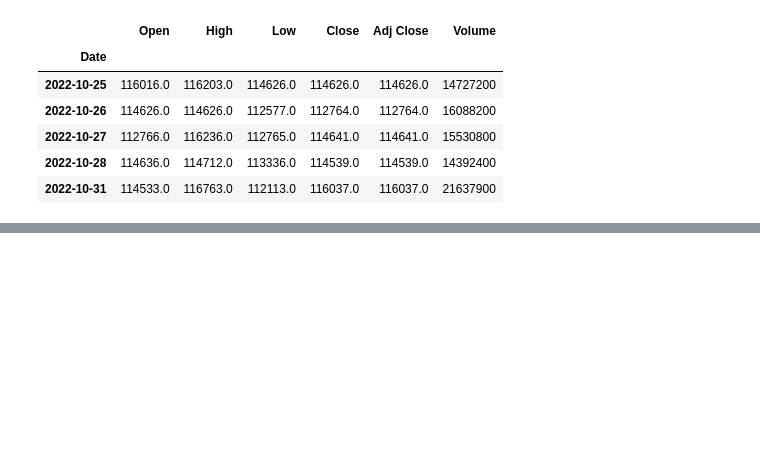
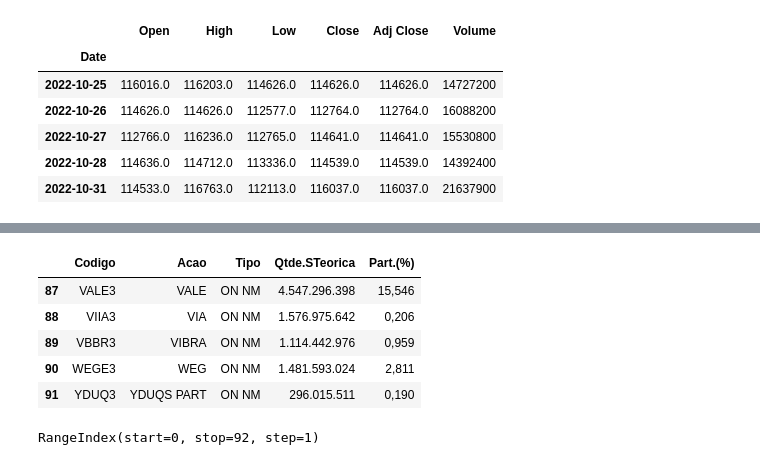
Before and after one commit to Juliocwb/PosMapa, a Jupyter notebook: Bolsab3/Mapab3.ipynb, the cells around one changed output, grey strips where cells are left out. Saved outputs shown, nothing was run; the diff lists cells and outputs as text; code cells hidden in the pictures; blank space fills up the shorter version.

```diff
--- a/Bolsab3/Mapab3.ipynb
+++ b/Bolsab3/Mapab3.ipynb
@@ -183,0 +213,15 @@ plt.legend()
+# %%
+df_ibov = pd.read_csv('/Users/juliocarvalho/Desktop/PosMapa/Bolsab3/IBOVDia_10-11-22.csv', sep=';', skiprows=1, index_col=False)
+df_ibov.drop(df_ibov.index[-2:], inplace=True)
+df_ibov.tail()
+# %% [output]
+|  | Codigo | Acao | Tipo | Qtde.STeorica | Part.(%) |
+| 87 | VALE3 | VALE | ON NM | 4.547.296.398 | 15,546 |
+| 88 | VIIA3 | VIA | ON NM | 1.576.975.642 | 0,206 |
+| 89 | VBBR3 | VIBRA | ON NM | 1.114.442.976 | 0,959 |
+| 90 | WEGE3 | WEG | ON NM | 1.481.593.024 | 2,811 |
+| 91 | YDUQ3 | YDUQS PART | ON NM | 296.015.511 | 0,190 |
+# %%
+df_ibov.index
+# %% [output]
+RangeIndex(start=0, stop=92, step=1)
```
Also changed, not shown: parts of 21 cells of this notebook, 3 other files.
